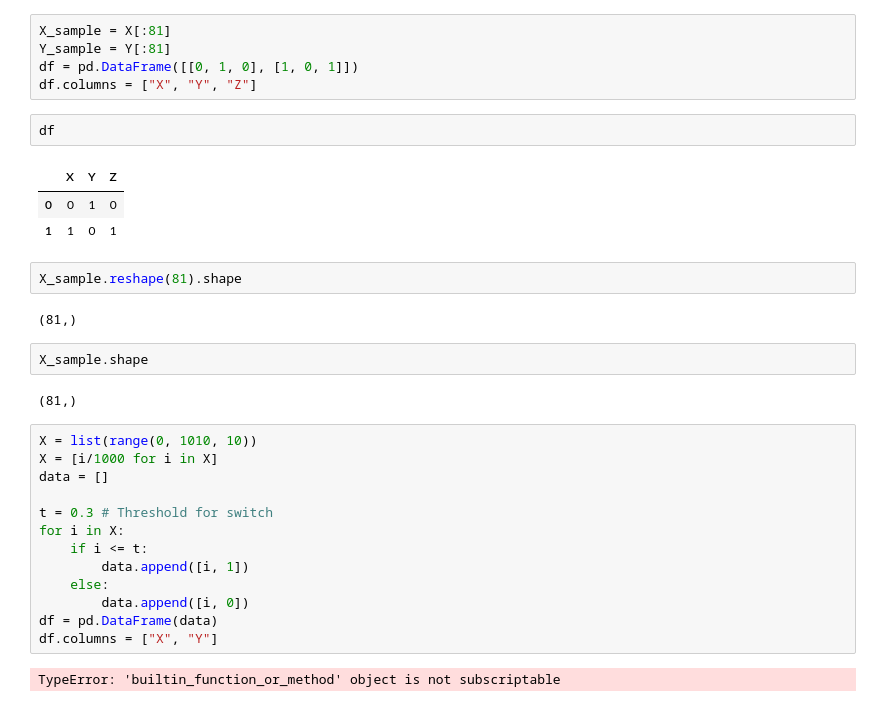
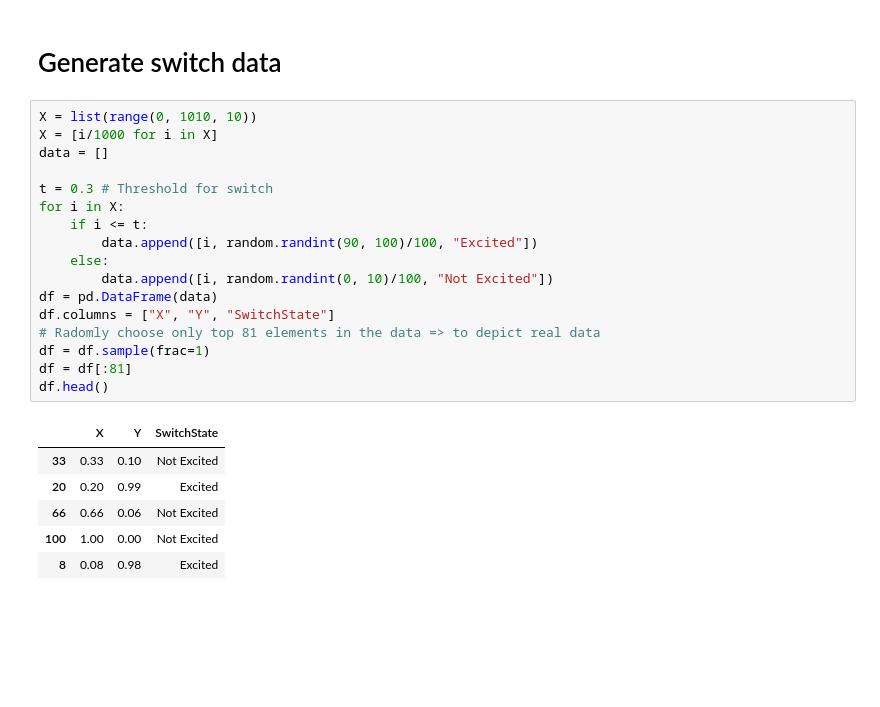
Before and after one commit to NeerajKomuravalli/tensorflowPlayground, a Jupyter notebook: blogs/single_neuron/switch_graphs.ipynb, the cells around one changed output. Cells and saved outputs as stored; diff of their text form; blank space fills up the shorter version.

```diff
--- a/blogs/single_neuron/switch_graphs.ipynb
+++ b/blogs/single_neuron/switch_graphs.ipynb
@@ -21,34 +6,26 @@ Y = Y[shuffler]
-# %%
-X_sample = X[:81]
-Y_sample = Y[:81]
-df = pd.DataFrame([[0, 1, 0], [1, 0, 1]])
-df.columns = ["X", "Y", "Z"]
-# %%
-df
-# %% [output]
-|  | X | Y | Z |
-| 0 | 0 | 1 | 0 |
-| 1 | 1 | 0 | 1 |
-# %%
-X_sample.reshape(81).shape
-# %% [output]
-(81,)
-# %%
-X_sample.shape
-# %% [output]
-(81,)
+# %% [markdown]
+# Generate switch data
 # %%
 X = list(range(0, 1010, 10))
 X = [i/1000 for i in X]
 data = []
 
 t = 0.3 # Threshold for switch
 for i in X:
     if i <= t:
-        data.append([i, 1])
+        data.append([i, random.randint(90, 100)/100, "Excited"])
     else:
-        data.append([i, 0])
+        data.append([i, random.randint(0, 10)/100, "Not Excited"])
 df = pd.DataFrame(data)
-df.columns = ["X", "Y"]
+df.columns = ["X", "Y", "SwitchState"]
+# Radomly choose only top 81 elements in the data => to depict real data
+df = df.sample(frac=1)
+df = df[:81]
+df.head()
 # %% [output]
-TypeError: 'builtin_function_or_method' object is not subscriptable
+|  | X | Y | SwitchState |
+| 33 | 0.33 | 0.10 | Not Excited |
+| 20 | 0.20 | 0.99 | Excited |
+| 66 | 0.66 | 0.06 | Not Excited |
+| 100 | 1.00 | 0.00 | Not Excited |
+| 8 | 0.08 | 0.98 | Excited |
```
Also changed, not shown: parts of 5 cells of this notebook, 1 other file.
